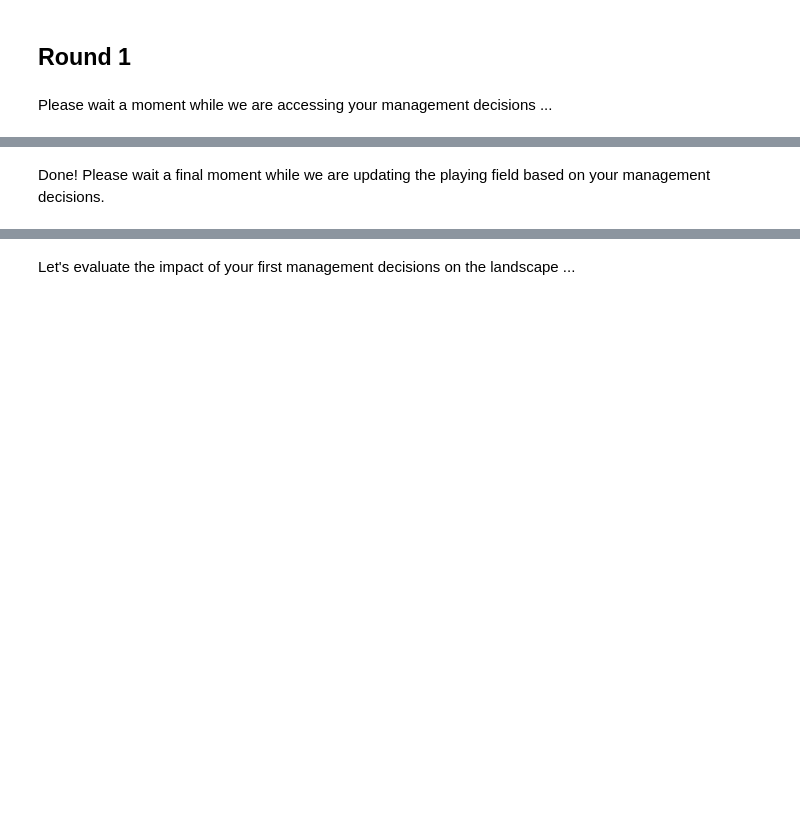
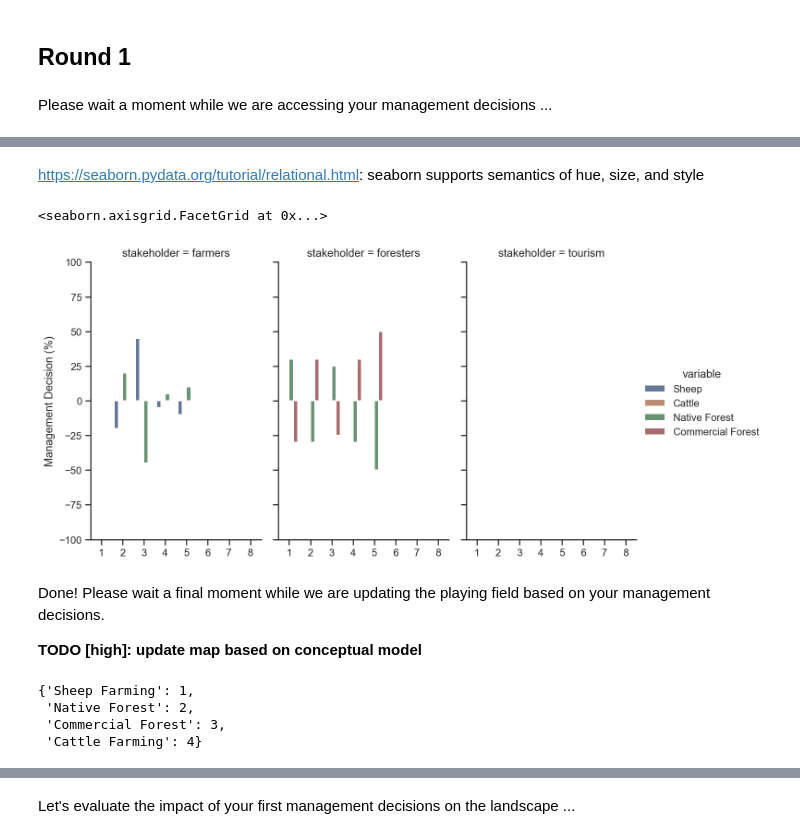
Before and after one commit to derpyninja/gecm, a Jupyter notebook: notebooks/01-mb-fz-prototype-v2.ipynb, the cells around one changed output, grey strips where cells are left out. Saved outputs shown, nothing was run; the diff lists cells and outputs as text; code cells hidden in the pictures; blank space fills up the shorter version.

```diff
--- a/notebooks/01-mb-fz-prototype-v2.ipynb
+++ b/notebooks/01-mb-fz-prototype-v2.ipynb
@@ -235,0 +190,12 @@ vis.show_mgmt_decisions(df_mgtmt_decisions, current_round = playing_field.curren
+# %%
+%%time
+dict_of_mgmt_decisions_dfs = {}
+
+for stakeholder_group in ["farmers", "foresters", "tourism"]:
+    dict_of_mgmt_decisions_dfs[stakeholder_group] = io.parse_mgmt_decisions(
+        spreadsheet_id=config.get(section="gdrive_spreadsheet_ids", option="spreadsheet_id_{}".format(stakeholder_group)),
+        sheets=io.parse_list(config_string=config.get(section="gdrive_sheet_names", option="sheet_names_{}".format(stakeholder_group))),
+        credentials_fpath=credentials_fpath,
+        scopes=SCOPES,
+        unstack_data=False
+    )
@@ -235,0 +210,6 @@ vis.show_mgmt_decisions(df_mgtmt_decisions, current_round = playing_field.curren
+# %%
+# combine
+df_mgmt_decisions = pd.concat(dict_of_mgmt_decisions_dfs.values(), keys=dict_of_mgmt_decisions_dfs.keys())
+df_mgmt_decisions.index.rename("stakeholder", level=0, inplace=True)
+df_mgmt_decisions_long = df_mgmt_decisions.reset_index()
+df_mgmt_decisions_long["id"] = df_mgmt_decisions_long.index.values
@@ -235,0 +225,5 @@ vis.show_mgmt_decisions(df_mgtmt_decisions, current_round = playing_field.curren
+# %%
+id_vars = ["stakeholder", "round", "player", "Plot", "Teamwork"]
+value_vars = ["Sheep", "Cattle", "Native Forest", "Commercial Forest"]
+df_mgmt_decisions_melted = df_mgmt_decisions_long.melt(id_vars=id_vars, value_vars=value_vars)
+df_mgmt_decisions_melted.head()
@@ -236,2 +237,16 @@ vis.show_mgmt_decisions(df_mgtmt_decisions, current_round = playing_field.curren
+# %% [markdown]
+https://seaborn.pydata.org/tutorial/relational.html: seaborn supports semantics of hue, size, and style
+# %%
+g = sns.catplot(x="round", y="value", hue="variable", col="stakeholder", kind="bar", data=df_mgmt_decisions_melted, saturation=.5, ci=None, aspect=.6)
+
+(g.set_axis_labels("", "Management Decision (%)")
+ #.set_xticklabels(["round", "round", "round"])
+ #.set_titles("{col_name} {col_var}")
+ .set(ylim=(-100, 100)).despine(left=False))
+# %% [output]
+<seaborn.axisgrid.FacetGrid at 0x...>
+[figure, added]
 # %% [markdown]
 Done! Please wait a final moment while we are updating the playing field based on your management decisions.
+
+**TODO [high]: update map based on conceptual model**
@@ -239,0 +253,7 @@ Done! Please wait a final moment while we are updating the playing field based o
+# %%
+playing_field.simplified_lulc_mapping
+# %% [output]
+{'Sheep Farming': 1,
+ 'Native Forest': 2,
+ 'Commercial Forest': 3,
+ 'Cattle Farming': 4}
```
Also changed, not shown: parts of 18 cells of this notebook, 3 other files.
